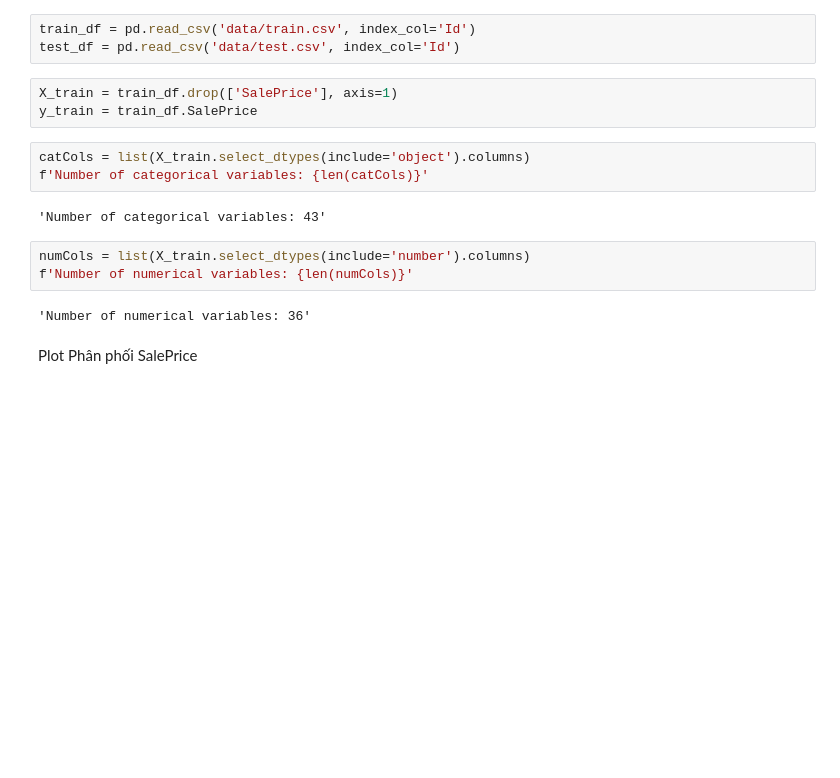
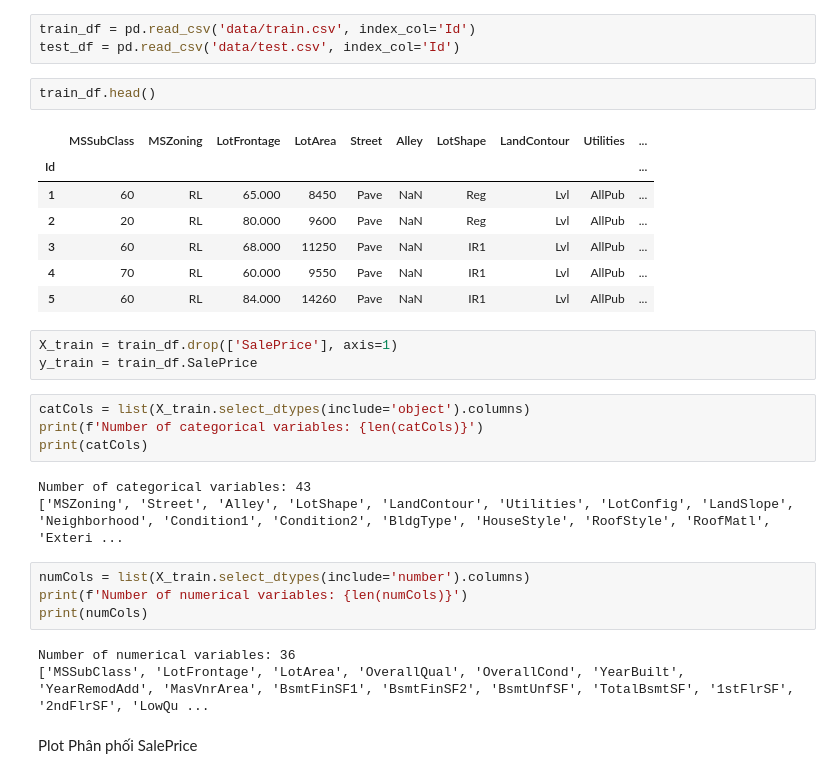
Before and after one commit to phungdx/vccorp_intern, a Jupyter notebook: week1/house_prices.ipynb, the cells around one changed output. Drawn from its saved outputs; the diff is of its cells as text; blank space fills up the shorter version.

```diff
--- a/week1/house_prices.ipynb
+++ b/week1/house_prices.ipynb
@@ -13,19 +13,33 @@ pd.pandas.set_option('display.max_columns',None)
 # %%
 train_df = pd.read_csv('data/train.csv', index_col='Id')
 test_df = pd.read_csv('data/test.csv', index_col='Id')
+# %%
+train_df.head()
+# %% [output]
+|  | MSSubClass | MSZoning | LotFrontage | LotArea | Street | Alley | LotShape | LandContour | Utilities | ... |
+| Id |  |  |  |  |  |  |  |  |  | ... |
+| 1 | 60 | RL | 65.000 | 8450 | Pave | NaN | Reg | Lvl | AllPub | ... |
+| 2 | 20 | RL | 80.000 | 9600 | Pave | NaN | Reg | Lvl | AllPub | ... |
+| 3 | 60 | RL | 68.000 | 11250 | Pave | NaN | IR1 | Lvl | AllPub | ... |
+| 4 | 70 | RL | 60.000 | 9550 | Pave | NaN | IR1 | Lvl | AllPub | ... |
+| 5 | 60 | RL | 84.000 | 14260 | Pave | NaN | IR1 | Lvl | AllPub | ... |
 # %%
 X_train = train_df.drop(['SalePrice'], axis=1)
 y_train = train_df.SalePrice
 # %%
 catCols = list(X_train.select_dtypes(include='object').columns)
-f'Number of categorical variables: {len(catCols)}'
+print(f'Number of categorical variables: {len(catCols)}')
+print(catCols)
 # %% [output]
-'Number of categorical variables: 43'
+Number of categorical variables: 43
+['MSZoning', 'Street', 'Alley', 'LotShape', 'LandContour', 'Utilities', 'LotConfig', 'LandSlope', 'Neighborhood', 'Condition1', 'Condition2', 'BldgType', 'HouseStyle', 'RoofStyle', 'RoofMatl', 'Exteri ...
 # %%
 numCols = list(X_train.select_dtypes(include='number').columns)
-f'Number of numerical variables: {len(numCols)}'
+print(f'Number of numerical variables: {len(numCols)}')
+print(numCols)
 # %% [output]
-'Number of numerical variables: 36'
+Number of numerical variables: 36
+['MSSubClass', 'LotFrontage', 'LotArea', 'OverallQual', 'OverallCond', 'YearBuilt', 'YearRemodAdd', 'MasVnrArea', 'BsmtFinSF1', 'BsmtFinSF2', 'BsmtUnfSF', 'TotalBsmtSF', '1stFlrSF', '2ndFlrSF', 'LowQu ...
 # %% [markdown]
 Plot Phân phối SalePrice
 # %%
```
